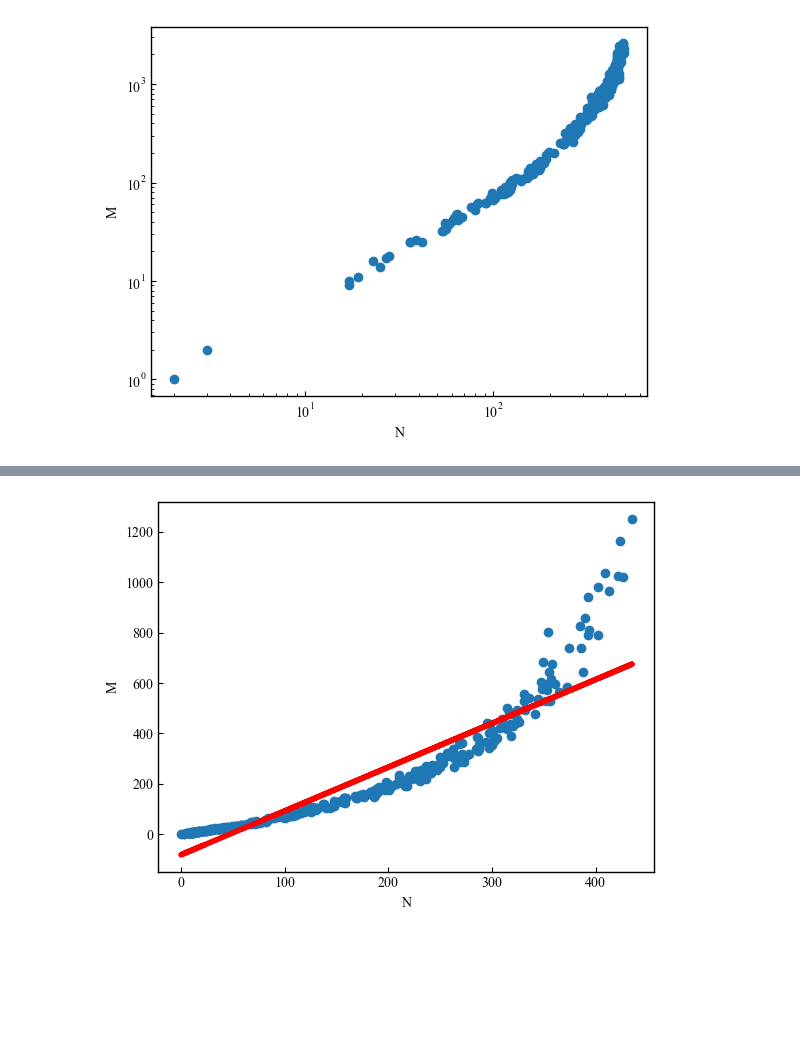
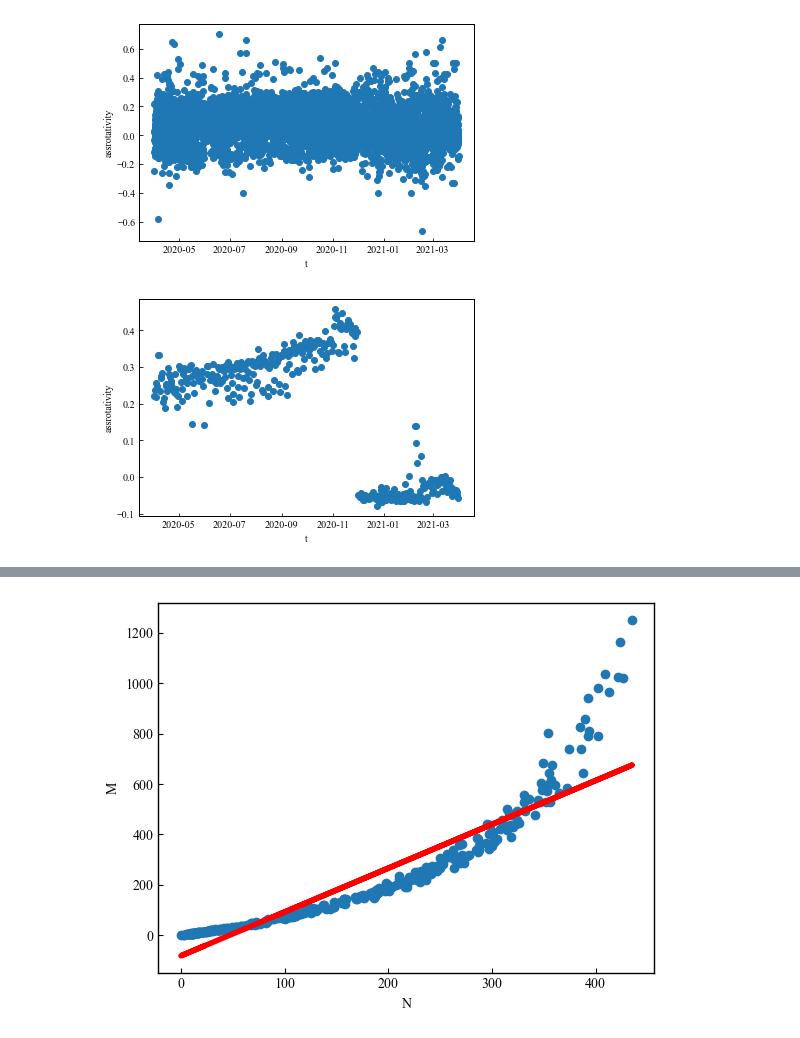
Before and after one commit to Yu-kaida/chicago_bike_temporal_network, a Jupyter notebook: chicago_bike.ipynb, the cells around one changed output, grey strips where cells are left out. Drawn from its saved outputs; the diff is of its cells as text; code cells hidden in the pictures; blank space fills up the shorter version.

```diff
--- a/chicago_bike.ipynb
+++ b/chicago_bike.ipynb
@@ -31,2 +31,4 @@ import statsmodels.api as sm
 # %%
-df = pd.read_csv('./data/202004-divvy-tripdata.csv',sep=',')
+divvy = glob.glob("data/*.csv")
+for df in divvy:
+    print(df)
@@ -33,4 +48,12 @@ df = pd.read_csv('./data/202004-divvy-tripdata.csv',sep=',')
+# %%
+df_list = []
+for df in divvy:
+    df_list.append(pd.read_csv(df))
+
+df = pd.concat(df_list, axis=0, sort=True)
+df.to_csv("data/divvy.csv", index=False)
 # %%
-df.sort_values(by = 'started_at', ascending = True, inplace = True)
-df.head()
+divvy = pd.read_csv("./data/divvy.csv",sep=",")
+# divvy.sort_values(by = 'started_at', ascending = True, inplace = True)
+divvy.head()
 # %% [output]
@@ -96,7 +166,11 @@ nmplot("./data/202005-divvy-tripdata.csv", 120)
 # %%
-nmplot("./data/202006-divvy-tripdata.csv", 120)
+assrotativity("./data/divvy.csv", 60)
 # %% [output]
-[figure, old version]
+[figure, new version]
+# %%
+assrotativity("./data/divvy.csv", 1440)
+# %% [output]
+[figure, added]
 # %%
 csvfile = glob.glob("./data/*.csv")
 for i in range(len(csvfile)):
```
Also changed, not shown: parts of 6 cells of this notebook.
